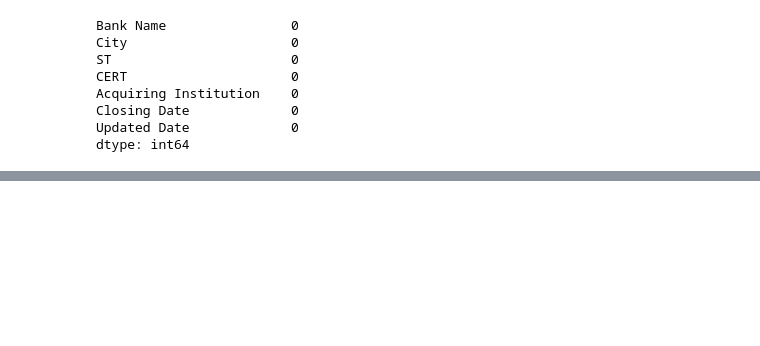
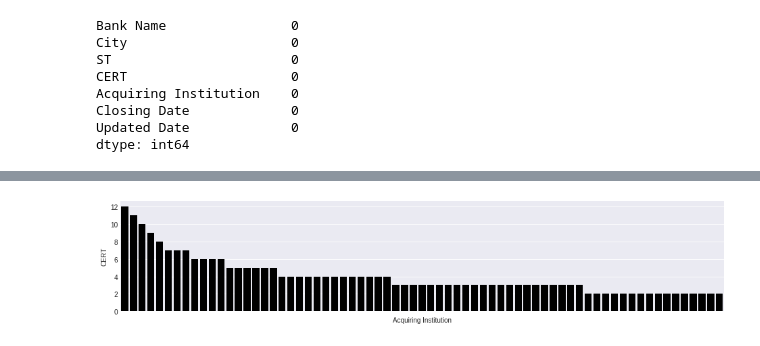
Before and after one commit to LambdaSchool/DS-Unit-1-Sprint-5-Data-Storytelling-Blog-Post, a Jupyter notebook: fdic_failed_bank_list.ipynb, the cells around one changed output, grey strips where cells are left out. Cells and saved outputs as stored; diff of their text form; code cells hidden in the pictures; blank space fills up the shorter version.

```diff
--- a/fdic_failed_bank_list.ipynb
+++ b/fdic_failed_bank_list.ipynb
@@ -39,0 +72,5 @@ dtype: int64
+# %%
+cert_per_acq = df.groupby('Acquiring Institution')['CERT'].nunique().reset_index()
+cert_per_acq.sort_values(by='CERT', ascending=False, inplace=True)
+print(cert_per_acq.shape)
+cert_per_acq.head()
@@ -39,0 +85,10 @@ dtype: int64
+# %%
+plt.style.use('seaborn-darkgrid')
+fig, ax = plt.subplots(1,1, figsize=(16, 3))
+g = sns.barplot(x='Acquiring Institution', y='CERT',
+               data=cert_per_acq[1:70],
+               color='black'
+               )
+g.set(xticklabels=[]);
+# %% [output]
+[figure, added]
```
Also changed, not shown: parts of 13 cells of this notebook.
